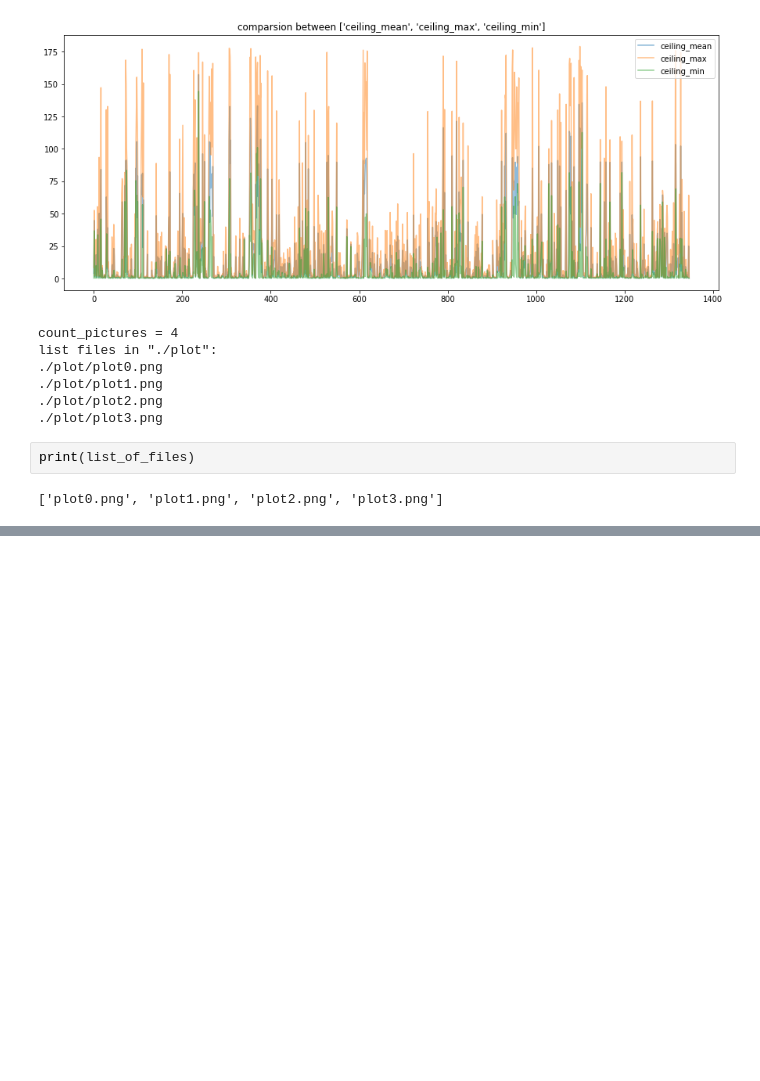
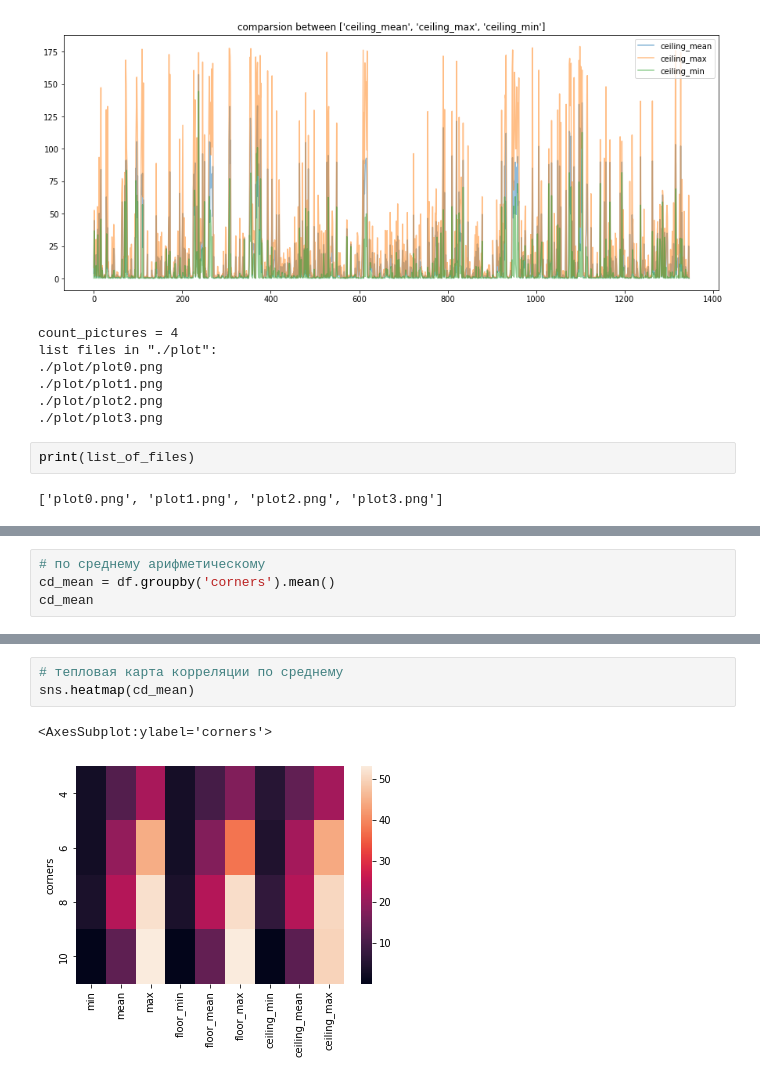
Before and after one commit to Nuu44a/DocuScetch, a Jupyter notebook: Notebook.ipynb, the cells around one changed output, grey strips where cells are left out. Saved outputs shown, nothing was run; the diff lists cells and outputs as text; blank space fills up the shorter version.

```diff
--- a/Notebook.ipynb
+++ b/Notebook.ipynb
@@ -42,0 +155,4 @@ print(list_of_files)
+# %%
+# по среднему арифметическому
+cd_mean = df.groupby('corners').mean()
+cd_mean
@@ -42,0 +205,6 @@ print(list_of_files)
+# %%
+# тепловая карта корреляции по среднему
+sns.heatmap(cd_mean)
+# %% [output]
+<AxesSubplot:ylabel='corners'>
+[figure, added]
```
Also changed, not shown: parts of 27 cells of this notebook, 1 other file.
